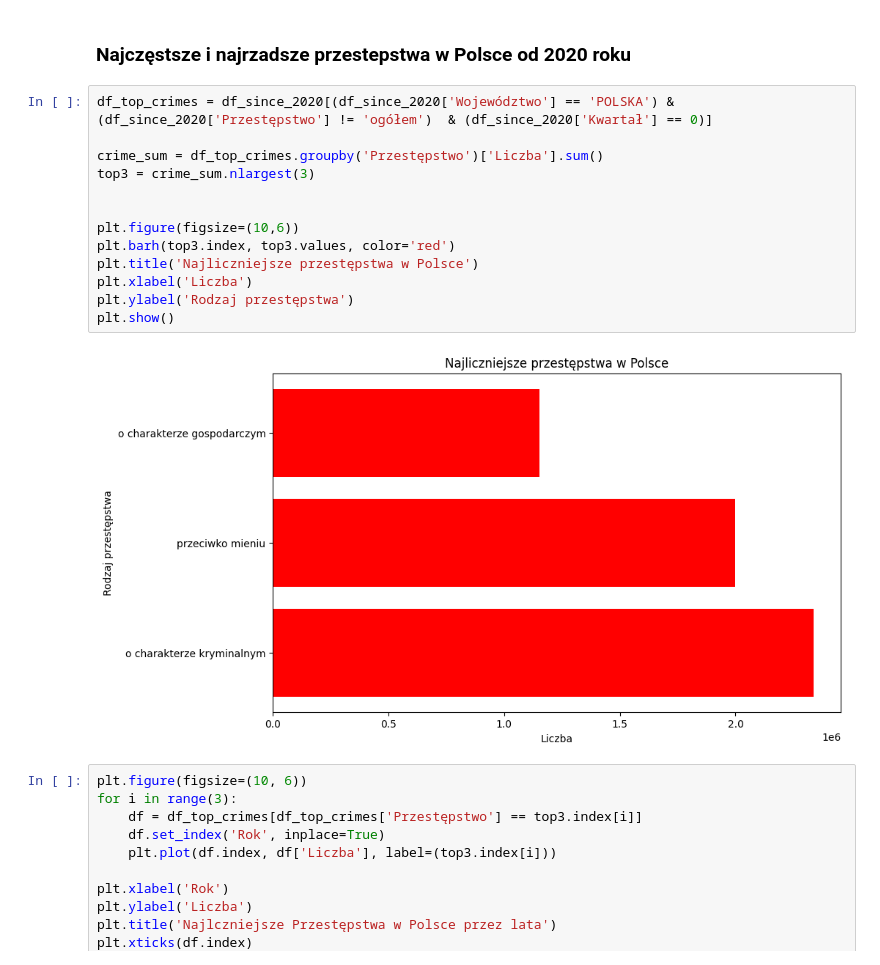
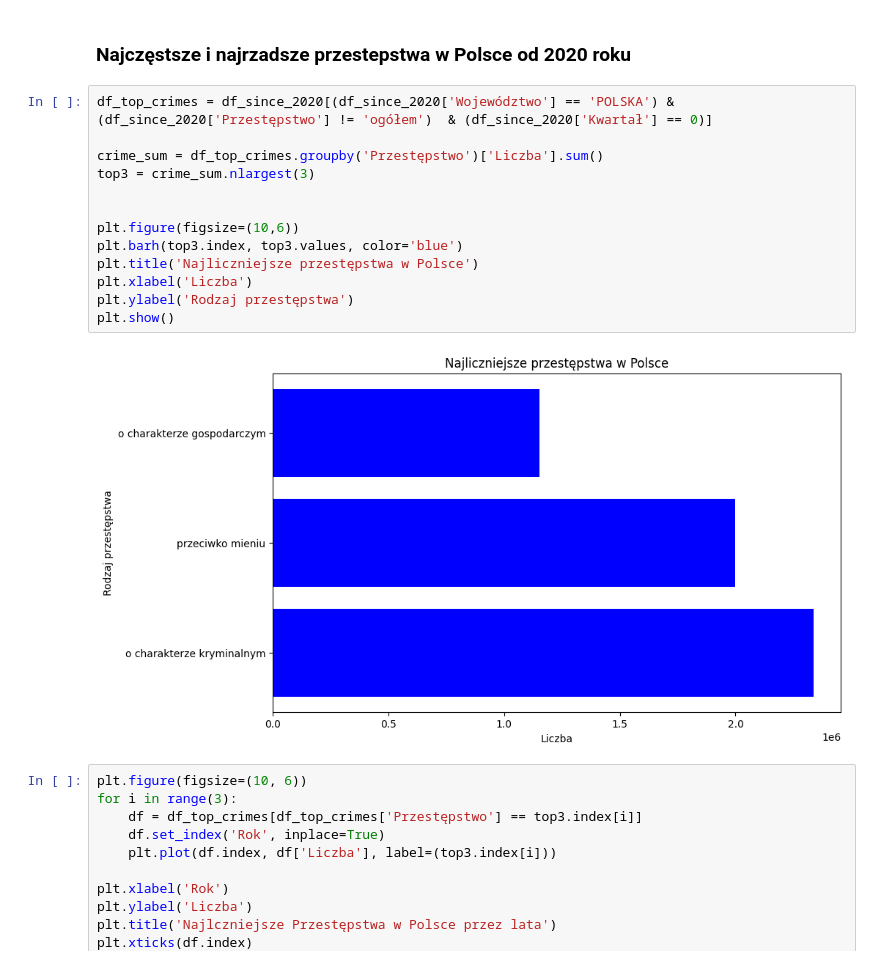
Before and after one commit to wwielakowska/in-ynierka, a Jupyter notebook: dane_zaczynamy.ipynb, the cells around one changed output. Saved outputs shown, nothing was run; the diff lists cells and outputs as text.

```diff
--- a/dane_zaczynamy.ipynb
+++ b/dane_zaczynamy.ipynb
@@ -646,18 +644,18 @@ plt.show()
 # %%
 df_top_crimes = df_since_2020[(df_since_2020['Województwo'] == 'POLSKA') & (df_since_2020['Przestępstwo'] != 'ogółem')  & (df_since_2020['Kwartał'] == 0)]
 
 crime_sum = df_top_crimes.groupby('Przestępstwo')['Liczba'].sum()
 top3 = crime_sum.nlargest(3)
 
 
 plt.figure(figsize=(10,6))
-plt.barh(top3.index, top3.values, color='red')
+plt.barh(top3.index, top3.values, color='blue')
 plt.title('Najliczniejsze przestępstwa w Polsce')
 plt.xlabel('Liczba')
 plt.ylabel('Rodzaj przestępstwa')
 plt.show()
 # %% [output]
-[figure, old version]
+[figure, new version]
 # %%
 plt.figure(figsize=(10, 6))
 for i in range(3):
```
Also changed, not shown: parts of 3 cells of this notebook.
